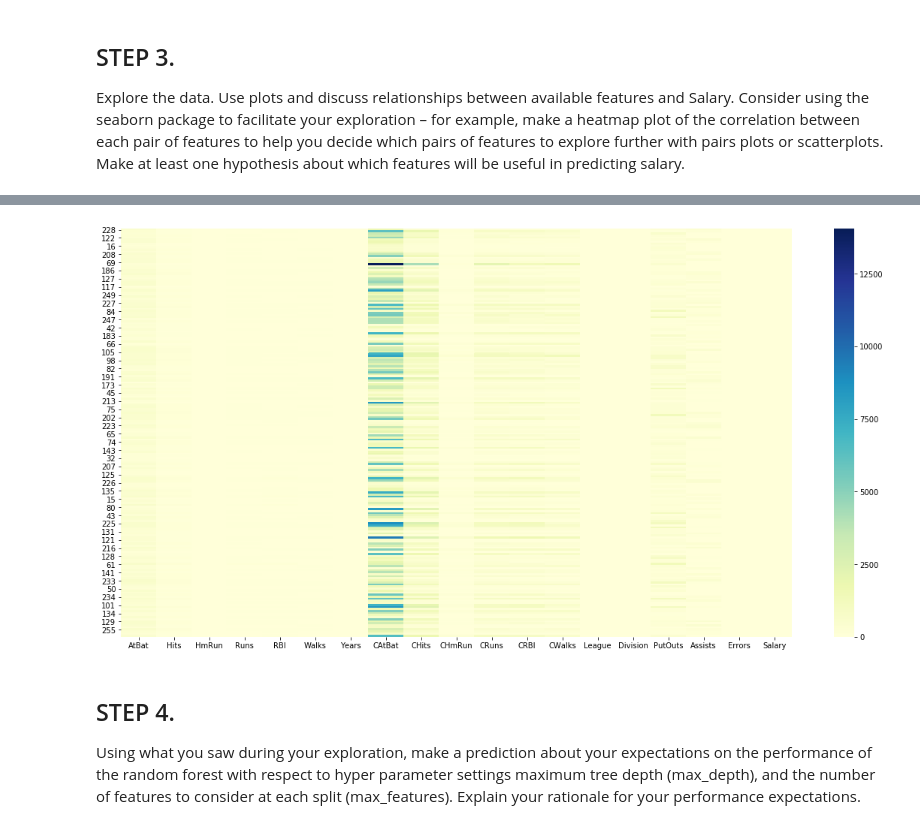
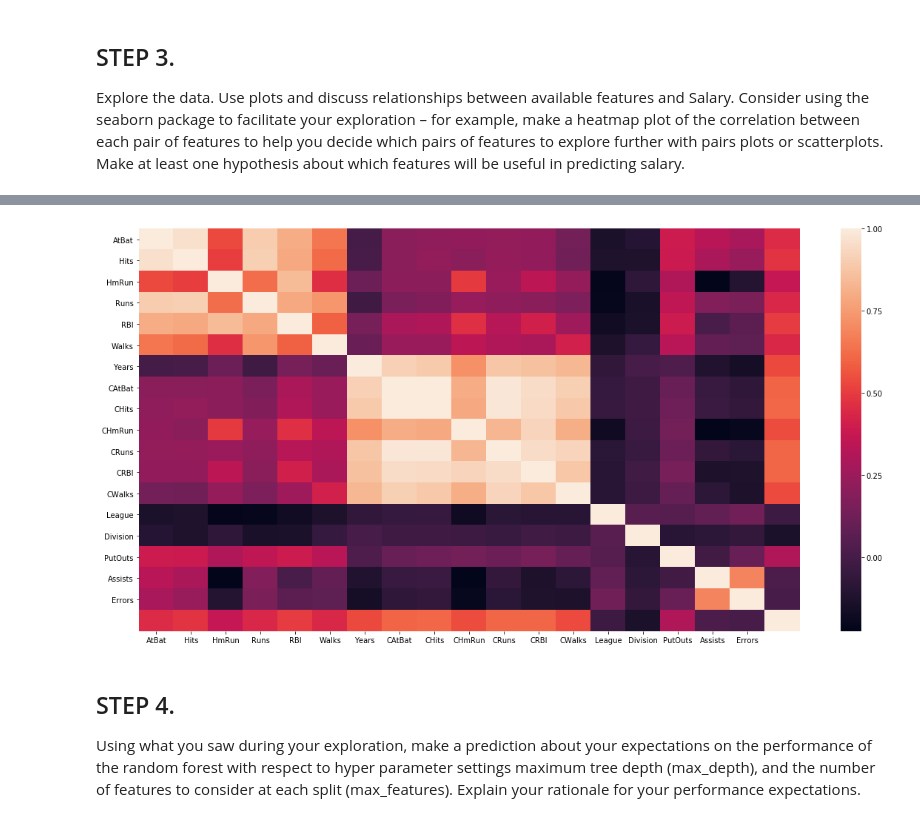
Before and after one commit to mwnewlin/AFIT, a Jupyter notebook: CSCE 623/code/HW5/NEWLIN_HW5.ipynb, the cells around one changed output, grey strips where cells are left out. Cells and saved outputs as stored; diff of their text form; code cells hidden in the pictures.

```diff
--- a/CSCE 623/code/HW5/NEWLIN_HW5.ipynb
+++ b/CSCE 623/code/HW5/NEWLIN_HW5.ipynb
@@ -40,15 +40,18 @@ Log-transform the salaries (salaries listed are in $1000’s).  Note that you wi
 # helper functions for transformation
 # the transformed salary should work better for model fitting
 def salary_transform(salary):
-    transformed_salary = np.log10(salary)
+    transformed_salary = salary
+    transformed_salary = np.log10(transformed_salary) # Takes the log base 10 of each element
     return transformed_salary
 
 # the untransformed salary is needed for test set performance reporting and residuals analysis
 def salary_untransform(transformed_salary):
-    salary = np.power(10, transformed_salary)
+    salary = np.power(10, transformed_salary)  # raises 10 to the power of each element to undo the log
+
     return salary
 
 #transform the salary
+print(Hitters['Salary'][:3])
 Hitters['Salary'] = salary_transform(Hitters.Salary)
-
+print(Hitters['Salary'][:3])
 # note that this block will give an error until the salary component is filled out
@@ -83,11 +95,14 @@ display(Hitters_nonTest.describe())
 | max | 687.000000 | 238.00000 | 40.00000 | 117.000000 | 121.000000 | 105.000000 | 24.000000 | 14053.000000 | 4256.000000 | 548.000000 | 2165.000000 | ... |
 # %%
 fig = plt.figure(figsize=(20,10))
-g = sns.heatmap(Hitters_nonTest, cmap="YlGnBu")
+Hitters_nonTest_noSal = Hitters_nonTest.iloc[:, :len(Hitters_nonTest.columns)-1]
+
+g = sns.heatmap(Hitters_nonTest.corr(), xticklabels=Hitters_nonTest_noSal.columns,
+        yticklabels=Hitters_nonTest_noSal.columns)
 
 plt.show()
 # %% [output]
-[figure, old version]
+[figure, new version]
 # %%
 #Hitters_sub = Hitters_nonTest.pivot("AtBat", "Hits", "Salary")
 #g = sns.heatmap(Hitters_sub, cmap="YlGnBu")
```
Also changed, not shown: parts of 1 cell of this notebook.
